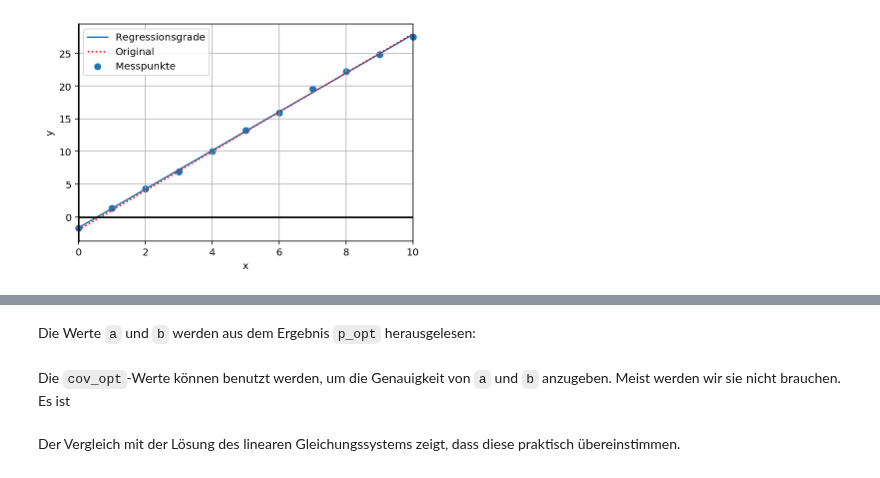
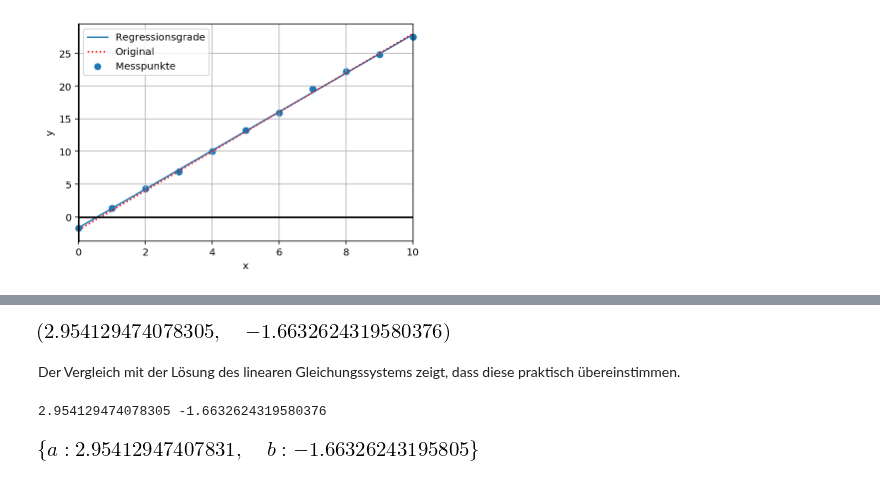
Before and after one commit to w-meiners/bdoor, a Jupyter notebook: 2-lineare_regression/Notebook_5.ipynb, the cells around one changed output, grey strips where cells are left out. Drawn from its saved outputs; the diff is of its cells as text; code cells hidden in the pictures.

```diff
--- a/2-lineare_regression/Notebook_5.ipynb
+++ b/2-lineare_regression/Notebook_5.ipynb
@@ -265,7 +258,0 @@ cov_opt
-# %% [markdown]
-Die Werte `a` und `b` werden aus dem Ergebnis `p_opt` herausgelesen:
-# %%
-a,b = p_opt
-a,b
-# %% [markdown]
-Die `cov_opt`-Werte können benutzt werden, um die Genauigkeit von `a` und `b` anzugeben. Meist werden wir sie nicht brauchen. Es ist
@@ -275,5 +259,13 @@ print(f"b = {b} +- {cov_opt[1,1]**0.5}")
+# %%
+[a,b] = np.polyfit(df.x, df.y,1)
+(a,b)
+# %% [output]
+[figure, added]
 # %% [markdown]
 Der Vergleich mit der Lösung des linearen Gleichungssystems zeigt, dass diese praktisch übereinstimmen.
 # %%
 print(a,b)
 lsg
+# %% [output]
+2.954129474078305 -1.6632624319580376
+[figure, added]
```
Also changed, not shown: parts of 8 cells of this notebook, 22 other files.
